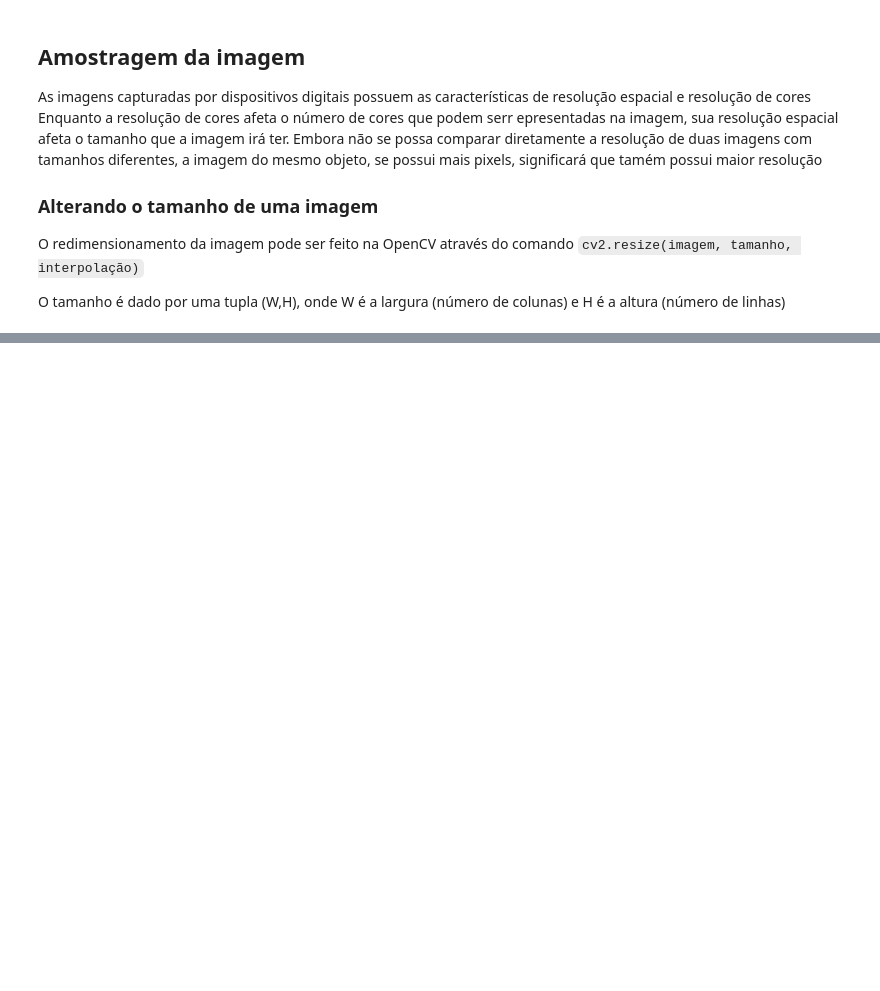
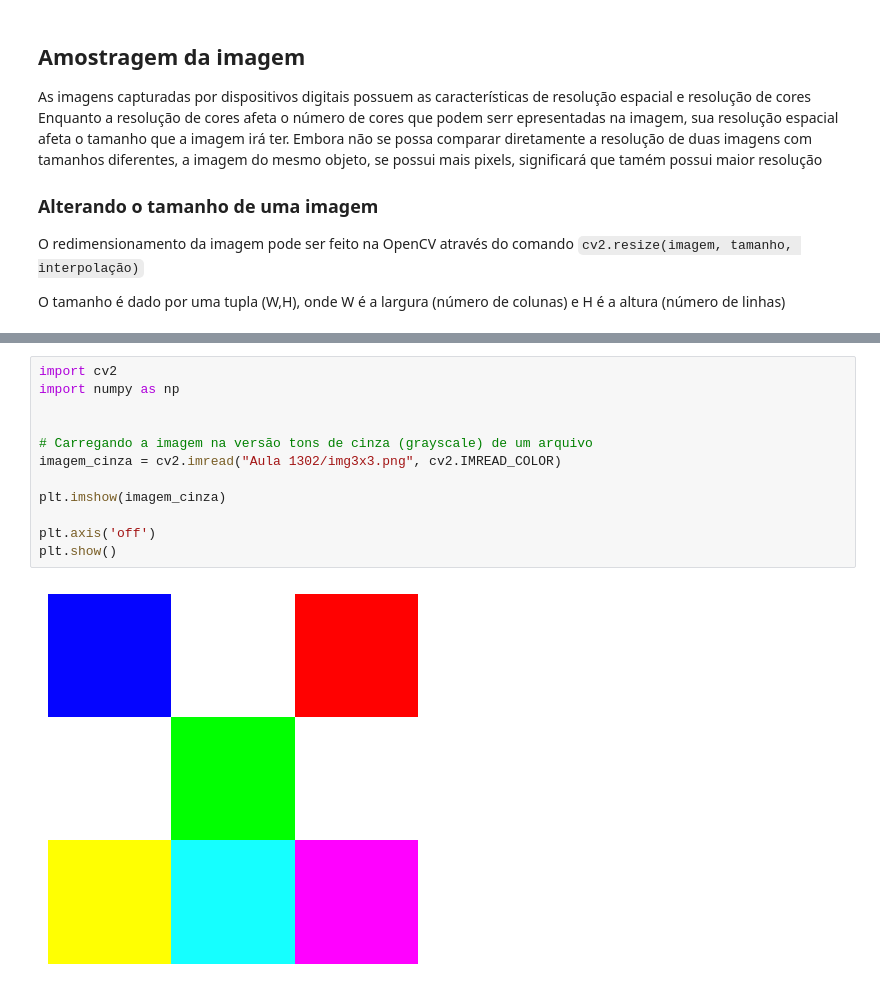
Before and after one commit to XxAbsSouza/AI-Engeneering-Fiap2025, a Jupyter notebook: Aula 1302/IntroPID.ipynb, the cells around one changed output, grey strips where cells are left out. Drawn from its saved outputs; the diff is of its cells as text; blank space fills up the shorter version.

```diff
--- a/Aula 1302/IntroPID.ipynb
+++ b/Aula 1302/IntroPID.ipynb
@@ -287,0 +352,14 @@ O tamanho é dado por uma tupla (W,H), onde W é a largura (número de colunas)
+# %%
+import cv2
+import numpy as np
+
+
+# Carregando a imagem na versão tons de cinza (grayscale) de um arquivo
+imagem_cinza = cv2.imread("Aula 1302/img3x3.png", cv2.IMREAD_COLOR)
+
+plt.imshow(imagem_cinza)
+
+plt.axis('off')
+plt.show()
+# %% [output]
+[figure, added]
```
Also changed, not shown: parts of 22 cells of this notebook, 10 other files.
